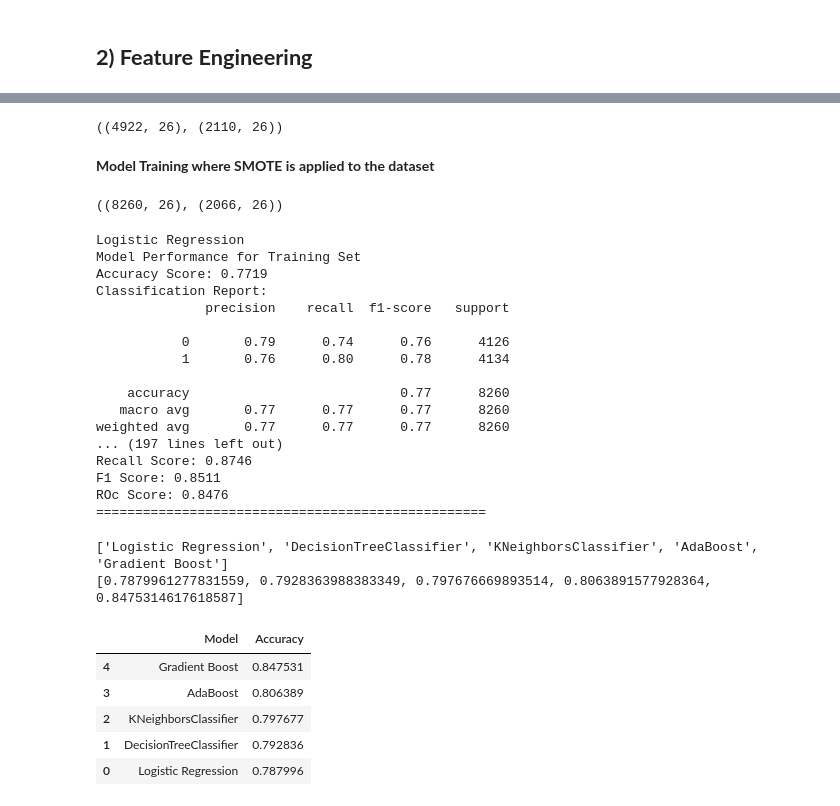
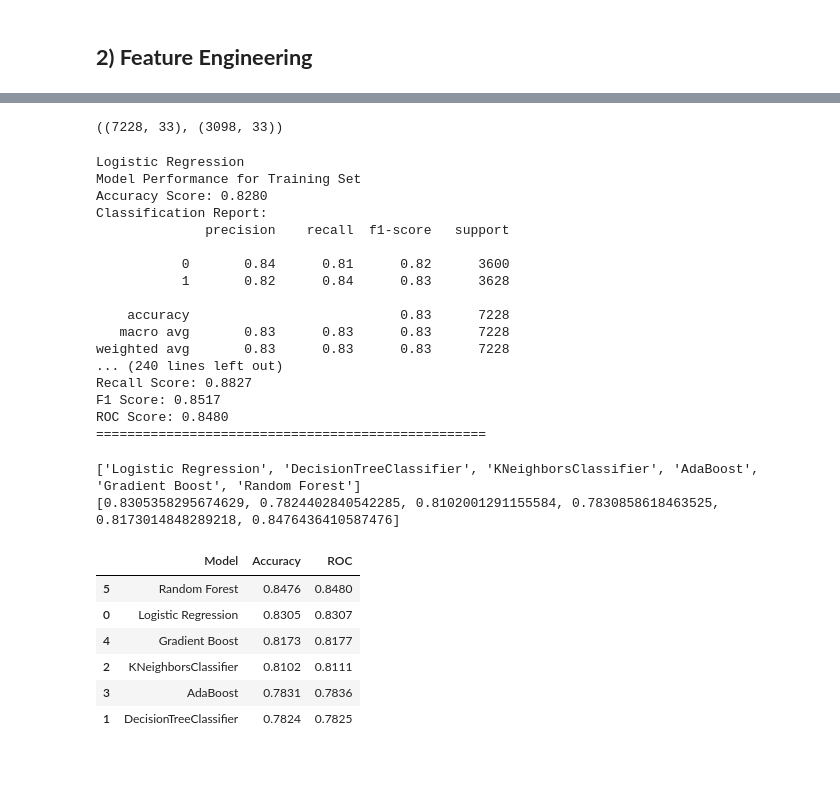
Before and after one commit to vivek-3369/end-to-end-customer-churn-prediction-project, a Jupyter notebook: notebooks/Feature_Engineering_and_Model_Training.ipynb, the cells around one changed output, grey strips where cells are left out. Drawn from its saved outputs; the diff is of its cells as text; code cells hidden in the pictures; blank space fills up the shorter version.

Commit message:
feature engineering and model training in notebook

```diff
--- a/notebooks/Feature_Engineering_and_Model_Training.ipynb
+++ b/notebooks/Feature_Engineering_and_Model_Training.ipynb
@@ -341,0 +577,8 @@ X_res, y_res = smote.fit_resample(X, y)
+# %%
+from sklearn.preprocessing import StandardScaler
+
+scaler = StandardScaler()
+X[numeric_cols] = scaler.fit_transform(X[numeric_cols])
+
+print("Scaling Columns completed")
+print(X[numeric_cols].describe())
@@ -341,0 +608,13 @@ X_res, y_res = smote.fit_resample(X, y)
+# %%
+# Upsampling the
+from imblearn.over_sampling import SMOTE
+smote = SMOTE(sampling_strategy="minority", random_state=42)
+X_resampled, y_resampled = smote.fit_resample(X, y)
+
+plt.figure(figsize=(12, 5))
+plt.subplot(1,2,1)
+sns.countplot(x= pd.Series(y).map({0: "No Churn", 1: "Churn"}), palette="tab10")
+plt.title("Before SMOTE")
+plt.subplot(1,2,2)
+sns.countplot(x= pd.Series(y_resampled).map({0: "No Churn", 1: "Churn"}), palette="tab10")
+plt.title("After SMOTE")
@@ -347,12 +631,6 @@ from sklearn.neighbors import KNeighborsClassifier
 from sklearn.ensemble import RandomForestClassifier,AdaBoostClassifier, GradientBoostingClassifier
 from sklearn.metrics import accuracy_score, classification_report,confusion_matrix, \
                             precision_score, recall_score, f1_score, roc_auc_score
-# %%
-from sklearn.model_selection import train_test_split
-X_train, X_test, y_train, y_test = train_test_split(X,y,test_size=0.3,random_state=42)
-X_train.shape, X_test.shape
-# %% [output]
-((4922, 26), (2110, 26))
 # %%
 def evaluate_models(true, pred) :
     accuracy = accuracy_score(true, pred)
@@ -364,14 +642,12 @@ def evaluate_models(true, pred) :
     roc_score = roc_auc_score(true, pred)
 
     return accuracy, report, matrix, precision, recall, f1, roc_score
-# %% [markdown]
-**Model Training where SMOTE is applied to the dataset**
 # %%
 from sklearn.model_selection import train_test_split
-X_train, X_test, y_train, y_test = train_test_split(X_res,y_res,test_size=0.2,random_state=42)
+X_train, X_test, y_train, y_test = train_test_split(X_resampled,y_resampled,test_size=0.3,random_state=42)
 X_train.shape, X_test.shape
 # %% [output]
-((8260, 26), (2066, 26))
+((7228, 33), (3098, 33))
 # %%
 models = {
     "Logistic Regression" : LogisticRegression(),
@@ -379,9 +655,11 @@ models = {
     "KNeighborsClassifier" : KNeighborsClassifier(),
     "AdaBoost" : AdaBoostClassifier(),
     "Gradient Boost" : GradientBoostingClassifier(),
+    "Random Forest" : RandomForestClassifier()
 }
 model_list = []
 acc_list = []
+test_roc_score = []
 for i in range(len(models)):
     model = list(models.values())[i]
     model.fit(X_train, y_train)
@@ -400,7 +678,7 @@ for i in range(len(models)):
     print(f"Precision Score: {train_precision:.4f}")
     print(f"Recall Score: {train_recall:.4f}")
     print(f"F1 Score: {train_f1:.4f}")
-    print(f"ROc Score: {train_roc:.4f}")
+    print(f"ROC Score: {train_roc:.4f}")
 
     print("--------------------------------------------")
     print("Model Performance for Test Set")
@@ -410,42 +688,44 @@ for i in range(len(models)):
     print(f"Precision Score: {test_precision:.4f}")
     print(f"Recall Score: {test_recall:.4f}")
     print(f"F1 Score: {test_f1:.4f}")
-    print(f"ROc Score: {test_roc:.4f}")
+    print(f"ROC Score: {test_roc:.4f}")
 
     print("="*50)
     print("\n")
     model_list.append(list(models.keys())[i])
     acc_list.append(test_acc)
+    test_roc_score.append(test_roc)
 # %% [output]
 Logistic Regression
 Model Performance for Training Set
-Accuracy Score: 0.7719
+Accuracy Score: 0.8280
 Classification Report:
               precision    recall  f1-score   support
 
-           0       0.79      0.74      0.76      4126
-           1       0.76      0.80      0.78      4134
+           0       0.84      0.81      0.82      3600
+           1       0.82      0.84      0.83      3628
 
-    accuracy                           0.77      8260
-   macro avg       0.77      0.77      0.77      8260
-weighted avg       0.77      0.77      0.77      8260
-... (197 lines left out)
-Recall Score: 0.8746
-F1 Score: 0.8511
-ROc Score: 0.8476
+    accuracy                           0.83      7228
+   macro avg       0.83      0.83      0.83      7228
+weighted avg       0.83      0.83      0.83      7228
+... (240 lines left out)
+Recall Score: 0.8827
+F1 Score: 0.8517
+ROC Score: 0.8480
 ==================================================
 # %%
 print(model_list)
 print(acc_list)
 
-model_df = pd.DataFrame({"Model": model_list, "Accuracy": acc_list}).sort_values("Accuracy", ascending=False)
+model_df = pd.DataFrame({"Model": model_list, "Accuracy": acc_list, "ROC": test_roc_score}).sort_values("Accuracy", ascending=False)
 model_df
 # %% [output]
-['Logistic Regression', 'DecisionTreeClassifier', 'KNeighborsClassifier', 'AdaBoost', 'Gradient Boost']
-[0.7879961277831559, 0.7928363988383349, 0.797676669893514, 0.8063891577928364, 0.8475314617618587]
+['Logistic Regression', 'DecisionTreeClassifier', 'KNeighborsClassifier', 'AdaBoost', 'Gradient Boost', 'Random Forest']
+[0.8305358295674629, 0.7824402840542285, 0.8102001291155584, 0.7830858618463525, 0.8173014848289218, 0.8476436410587476]
-|  | Model | Accuracy |
-| 4 | Gradient Boost | 0.847531 |
-| 3 | AdaBoost | 0.806389 |
-| 2 | KNeighborsClassifier | 0.797677 |
-| 1 | DecisionTreeClassifier | 0.792836 |
-| 0 | Logistic Regression | 0.787996 |
+|  | Model | Accuracy | ROC |
+| 5 | Random Forest | 0.8476 | 0.8480 |
+| 0 | Logistic Regression | 0.8305 | 0.8307 |
+| 4 | Gradient Boost | 0.8173 | 0.8177 |
+| 2 | KNeighborsClassifier | 0.8102 | 0.8111 |
+| 3 | AdaBoost | 0.7831 | 0.7836 |
+| 1 | DecisionTreeClassifier | 0.7824 | 0.7825 |
```
Also changed, not shown: parts of 52 cells of this notebook.
